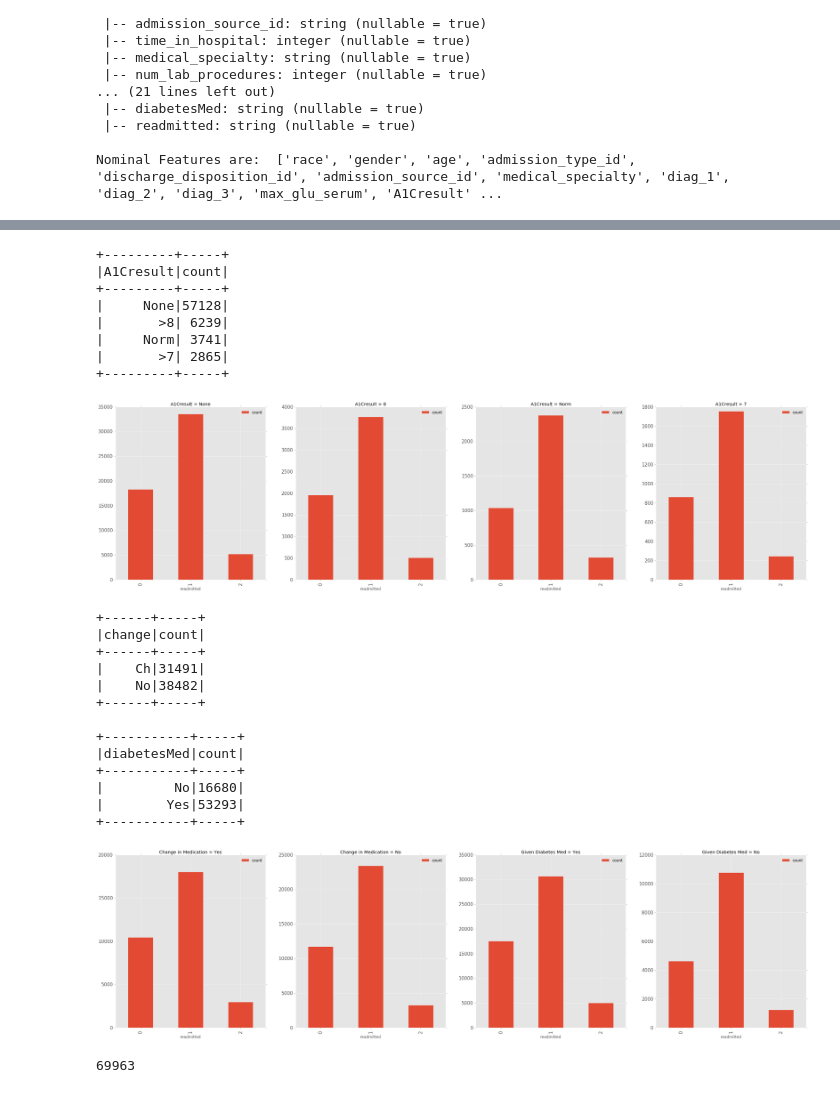
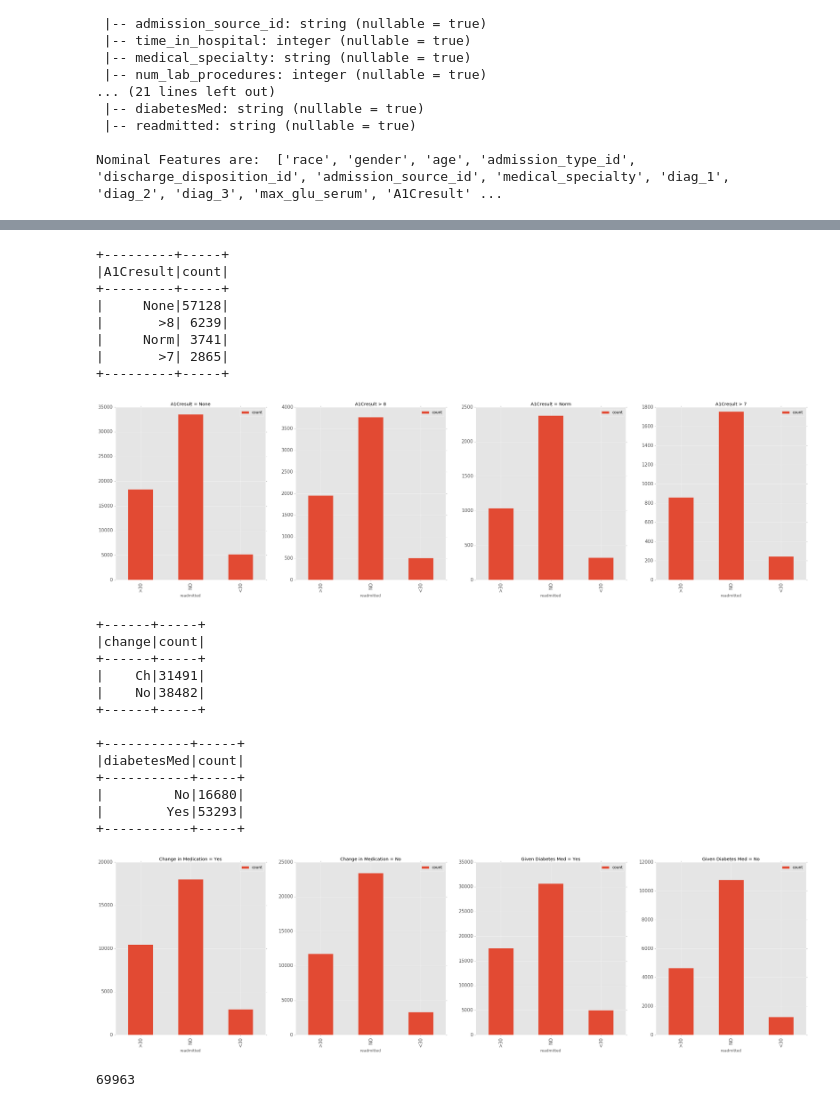
Before and after one commit to Sardhendu/Data-Science-Projects, a Jupyter notebook: Diabetic_ReAdmission.ipynb, the cells around one changed output, grey strips where cells are left out. Cells and saved outputs as stored; diff of their text form; code cells hidden in the pictures.

```diff
--- a/Diabetic_ReAdmission.ipynb
+++ b/Diabetic_ReAdmission.ipynb
@@ -470,8 +470,8 @@ from pandas.tools.plotting import scatter_matrix
 matplotlib.style.use('ggplot')
 %matplotlib inline
 
-def vizualize(dataFrameArray, rows, columns, figsize, xlabels=None, title_arr=None, plot='hist'):
-#     plt.xticks(fontsize = 10)
+
+def vizualize(dataFrameArray, rows, columns, figsize=(40,20), xlabels=None, ylabels=None, titles=None, plot='hist'):
     fig1, axs = plt.subplots(rows,columns, figsize=figsize, facecolor='w', edgecolor='k')   #
     axs = axs.ravel()
     for num, dataFrame in enumerate(dataFrameArray):
@@ -480,10 +480,14 @@ def vizualize(dataFrameArray, rows, columns, figsize, xlabels=None, title_arr=No
         elif plot=='box':
             dataFrame.plot.box(vert=True, ax=axs[num], fontsize = 15)
         elif plot=='bar':
-            dataFrame.plot.bar(ax=axs[num], fontsize=15, title=title_arr[num])
+            dataFrame.plot.bar(x=xlabels[num], y=ylabels[num], ax=axs[num], fontsize=15)
+#             sns.barplot(x=xlabels[num], y=ylabels[num], ax=axs[num], data=dataFrame, palette="Greens_d");
 
-        if xlabels:
-            axs[num].set_xlabel(xlabels)
+#         if xlabels is not None:
+#             axs[num].set_xlabel(xlabels[num])
+
+        if titles is not None:
+            axs[num].set_title(titles[num])
 # %%
 ###############################################################
 # 1. Bar Plots of the distribution of the label column 'readmitted'
@@ -515,28 +523,32 @@ vizualize([df1,df2,df3,df4], rows=1, columns=4, figsize=(40, 10), xlabels='readm
 # %%
 ###############################################################
 # 3. Bar Plots of the distribution of the label column 'readmitted'
 #    for all the categorical values of feature 'A1Cresult'
 ###############################################################
 
 diabeticCleanDF.groupBy('A1Cresult').count().show()  # --> None, >8, Norm, >7
 
 A1C_none = diabeticCleanDF.select('readmitted').where(func.col('A1Cresult') == 'None').groupBy('readmitted').count().toPandas()
 A1C_g8 = diabeticCleanDF.select('readmitted').where(func.col('A1Cresult') == '>8').groupBy('readmitted').count().toPandas()
 A1C_norm = diabeticCleanDF.select('readmitted').where(func.col('A1Cresult') == 'Norm').groupBy('readmitted').count().toPandas()
 A1C_g7 = diabeticCleanDF.select('readmitted').where(func.col('A1Cresult') == '>7').groupBy('readmitted').count().toPandas()
 
 title_arr=['A1Cresult = None','A1Cresult > 8','A1Cresult = Norm','A1Cresult > 7']
-vizualize([A1C_none,A1C_g8,A1C_norm,A1C_g7], rows=1, columns=4, figsize=(40, 10), xlabels='readmitted', title_arr=title_arr, plot='bar')
+vizualize([A1C_none,A1C_g8,A1C_norm,A1C_g7], rows=1, columns=4, figsize=(40, 10),
+          xlabels=['readmitted','readmitted','readmitted','readmitted'],
+          ylabels=['count','count','count','count'],
+          titles=title_arr,
+          plot='bar')
 # %% [output]
 +---------+-----+
 |A1Cresult|count|
 +---------+-----+
 |     None|57128|
 |       >8| 6239|
 |     Norm| 3741|
 |       >7| 2865|
 +---------+-----+
-[figure, old version]
+[figure, new version]
 # %%
 ###############################################################
 # 4. Bar Plots of the distribution of the label column 'readmitted'
@@ -558,7 +570,11 @@ diabetesMed_no = diabeticCleanDF.select('readmitted').where(func.col('diabetesMe
 
 
 title_arr=['Change in Medication = Yes','Change in Medication = No','Given Diabetes Med = Yes','Given Diabetes Med = No']
-vizualize([change_ch,change_no,diabetesMed_yes,diabetesMed_no], rows=1, columns=4, figsize=(40, 10), xlabels='readmitted', title_arr=title_arr, plot='bar')
+vizualize([change_ch,change_no,diabetesMed_yes,diabetesMed_no], rows=1, columns=4, figsize=(40, 10),
+          xlabels=['readmitted','readmitted','readmitted','readmitted'],
+          ylabels=['count','count','count','count'],
+          titles=title_arr,
+          plot='bar')
 # %% [output]
 +------+-----+
 |change|count|
@@ -573,7 +589,7 @@ vizualize([change_ch,change_no,diabetesMed_yes,diabetesMed_no], rows=1, columns=
 |         No|16680|
 |        Yes|53293|
 +-----------+-----+
-[figure, old version]
+[figure, new version]
 # %%
 ###############################################################
 # 6. Impute Missing values with proper categories
```
Also changed, not shown: parts of 15 cells of this notebook, 9 other files.
